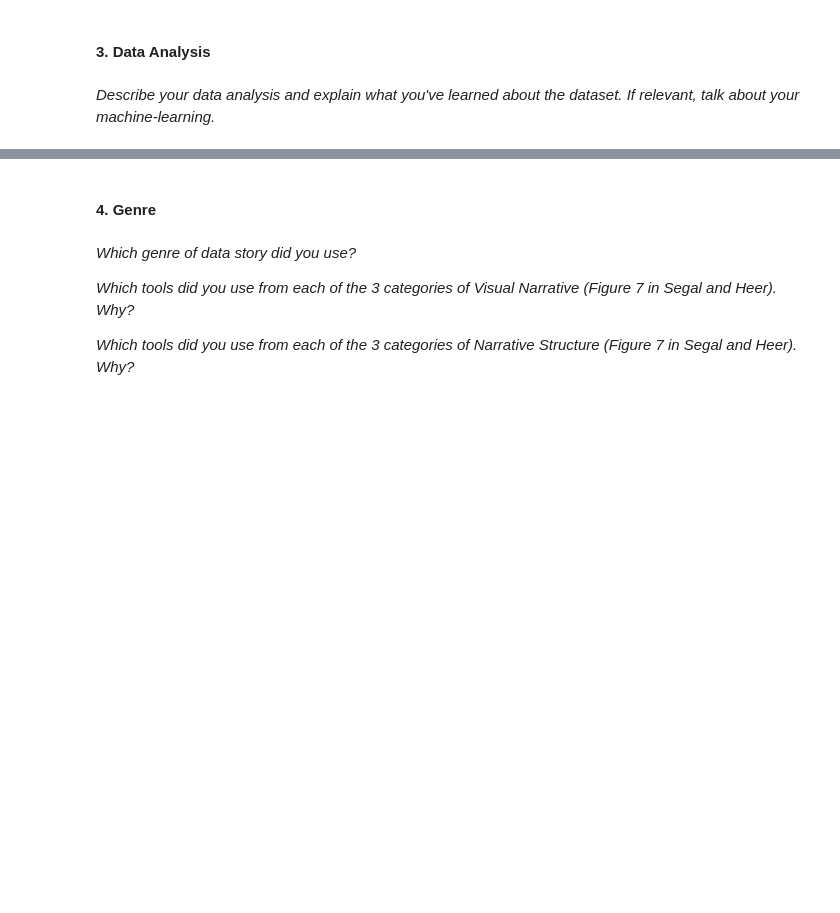
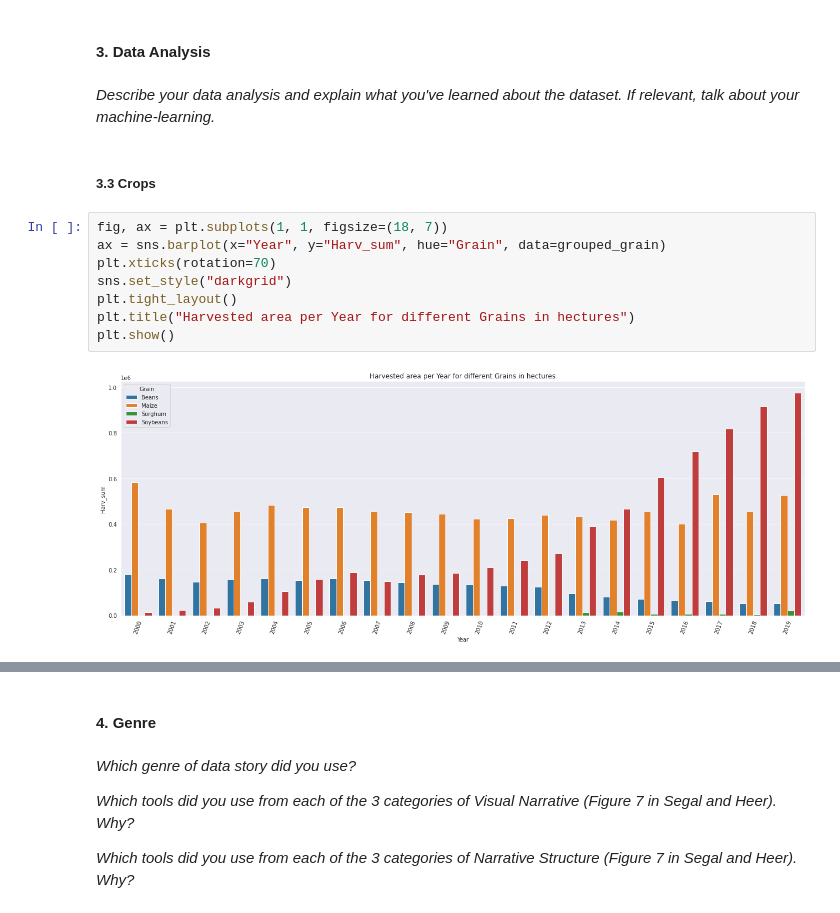
Before and after one commit to ThomaSpyrou/socialDataAndViz, a Jupyter notebook: FinalProjectAmazon.ipynb, the cells around one changed output, grey strips where cells are left out. Saved outputs shown, nothing was run; the diff lists cells and outputs as text; blank space fills up the shorter version.

Commit message:
Added crops analysis

```diff
--- a/FinalProjectAmazon.ipynb
+++ b/FinalProjectAmazon.ipynb
@@ -52,3 +249,15 @@ forest = pd.read_csv("https://raw.githubusercontent.com/ThomaSpyrou/socialDataAn
 #### 3. Data Analysis
 # %% [markdown]
 *Describe your data analysis and explain what you've learned about the dataset. If relevant, talk about your machine-learning.*
+# %% [markdown]
+##### 3.3 Crops
+# %%
+fig, ax = plt.subplots(1, 1, figsize=(18, 7))
+ax = sns.barplot(x="Year", y="Harv_sum", hue="Grain", data=grouped_grain)
+plt.xticks(rotation=70)
+sns.set_style("darkgrid")
+plt.tight_layout()
+plt.title("Harvested area per Year for different Grains in hectures")
+plt.show()
+# %% [output]
+[figure, added]
```
Also changed, not shown: parts of 21 cells of this notebook.
